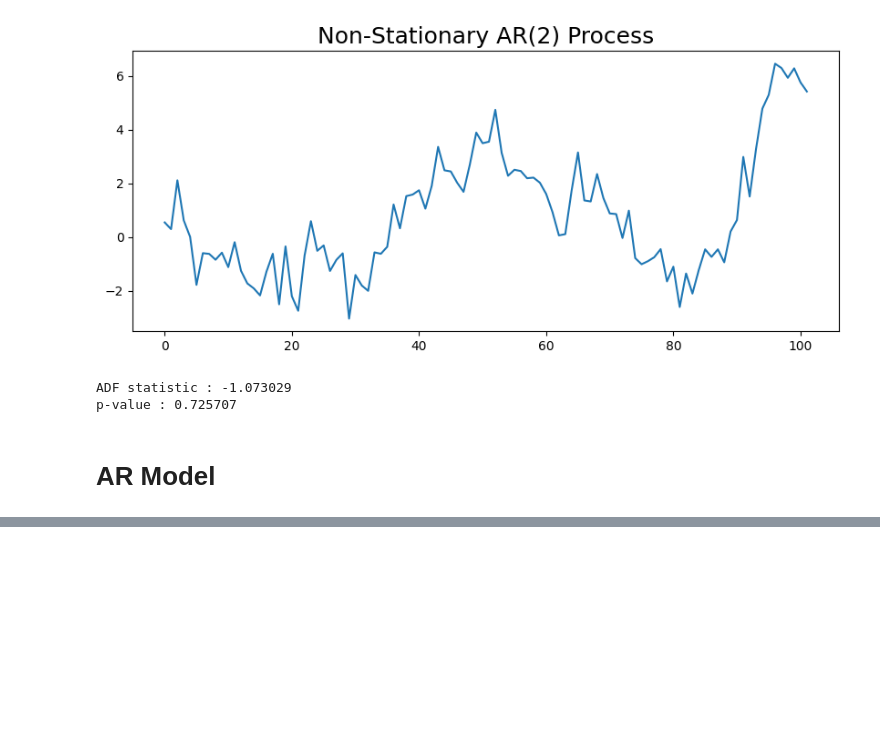
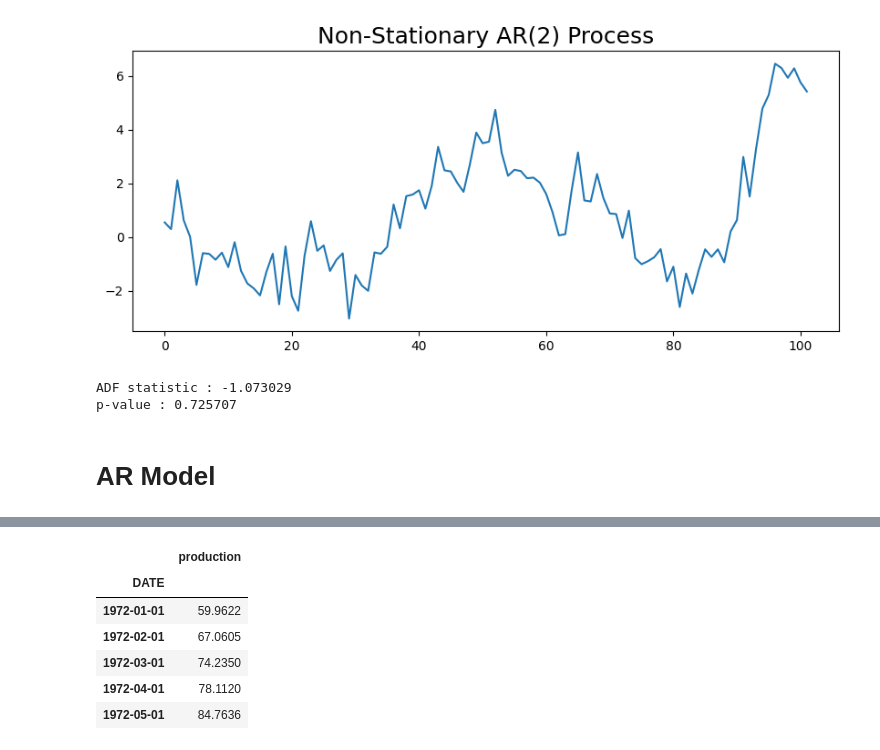
Before and after one commit to crsdvaibhav/notes, a Jupyter notebook: finance/time-series/time-series-1.ipynb, the cells around one changed output, grey strips where cells are left out. Saved outputs shown, nothing was run; the diff lists cells and outputs as text; code cells hidden in the pictures; blank space fills up the shorter version.

```diff
--- a/finance/time-series/time-series-1.ipynb
+++ b/finance/time-series/time-series-1.ipynb
@@ -238,0 +244,6 @@ p-value : 0.725707
+# %%
+def parser(s):
+    return datetime.strptime(s, '%Y-%m-%d')
+# %%
+production_ice_cream = pd.read_csv('ice_cream.csv', parse_dates=[0], index_col=0, date_parser=parser)
+production_ice_cream.squeeze('columns')
@@ -238,0 +264,11 @@ p-value : 0.725707
+# %%
+production_ice_cream.rename(columns = {'IPN31152N':'production'}, inplace=True)
+production_ice_cream.head()
+# %% [output]
+|  | production |
+| DATE |  |
+| 1972-01-01 | 59.9622 |
+| 1972-02-01 | 67.0605 |
+| 1972-03-01 | 74.2350 |
+| 1972-04-01 | 78.1120 |
+| 1972-05-01 | 84.7636 |
```
Also changed, not shown: parts of 17 cells of this notebook.
